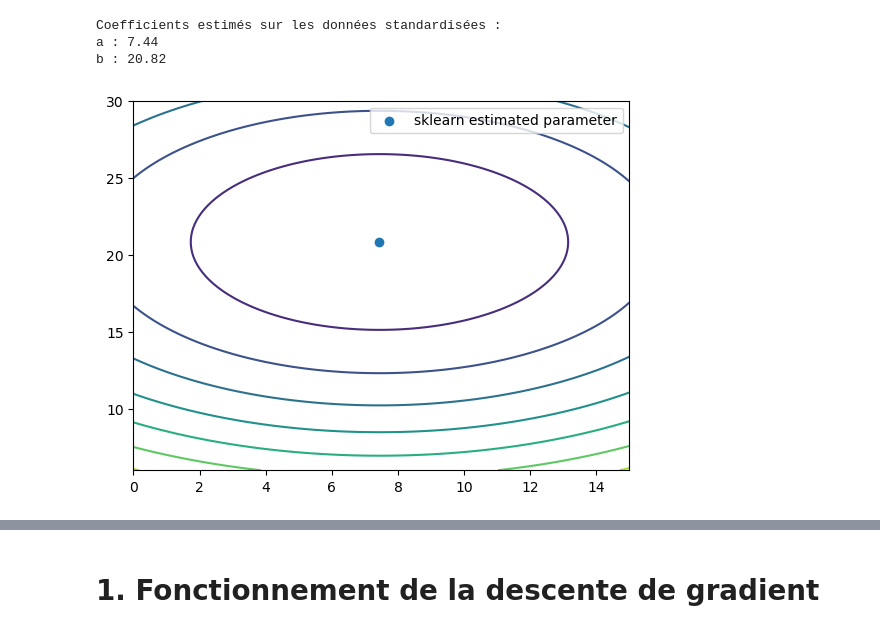
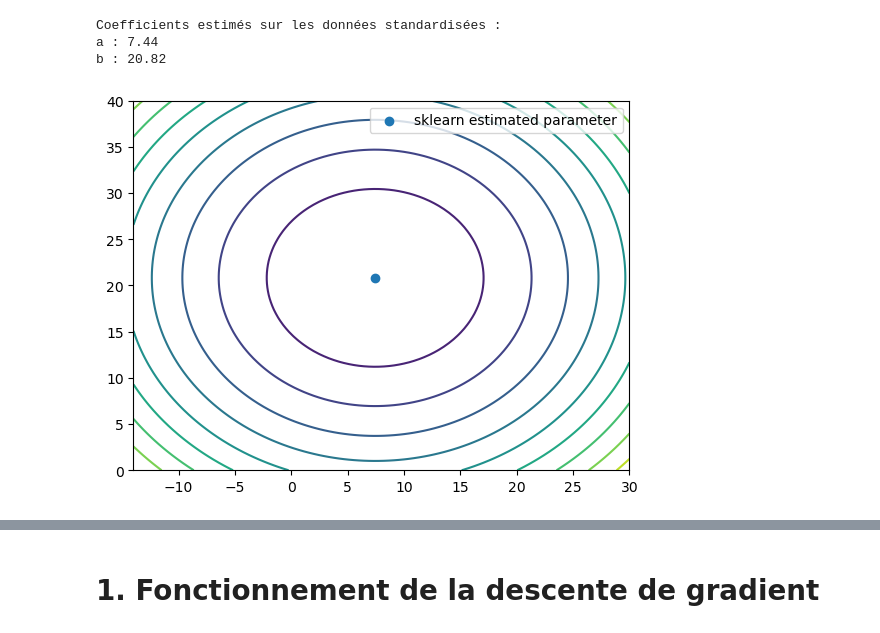
Before and after one commit to basile-desjuzeur/Intro-to-ML, a Jupyter notebook: 3.gradient_descent.ipynb, the cells around one changed output, grey strips where cells are left out. Saved outputs shown, nothing was run; the diff lists cells and outputs as text; code cells hidden in the pictures.

```diff
--- a/3.gradient_descent.ipynb
+++ b/3.gradient_descent.ipynb
@@ -64,16 +64,16 @@ b : 20.82
 # %%
 from sklearn.preprocessing import StandardScaler
 from sklearn.linear_model import LinearRegression
 
 scaler = StandardScaler()
 X_scaled = scaler.fit_transform(X)
-slope_vals = np.linspace(0, 15, 100)
-intercept_vals = np.linspace(6, 30, 100)
+slope_vals = np.linspace(-14, 30, 100)
+intercept_vals = np.linspace(0, 40, 100)
 
 MSE_grid = generate_mse_grid(X_scaled, y, intercept_vals, slope_vals)
 
-plt.contour(slope_vals, intercept_vals, MSE_grid)
+plt.contour(slope_vals, intercept_vals, MSE_grid, levels=10)
 plt.scatter(a_hat, b_hat, label="sklearn estimated parameter")
 plt.legend();
 # %% [output]
-[figure, old version]
+[figure, new version]
```
Also changed, not shown: parts of 14 cells of this notebook.
